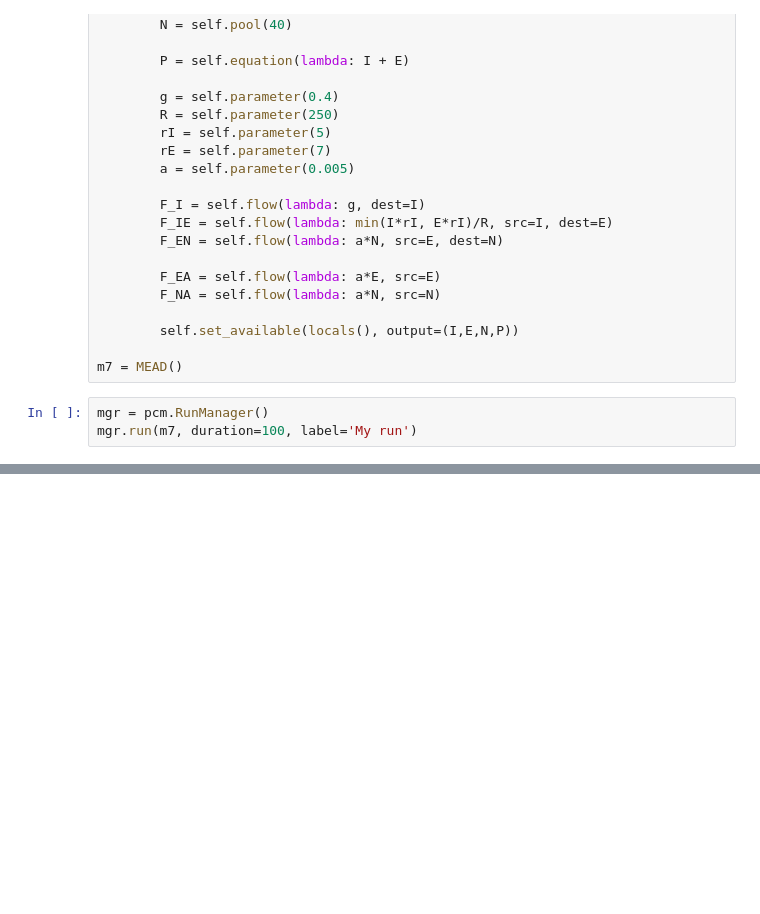
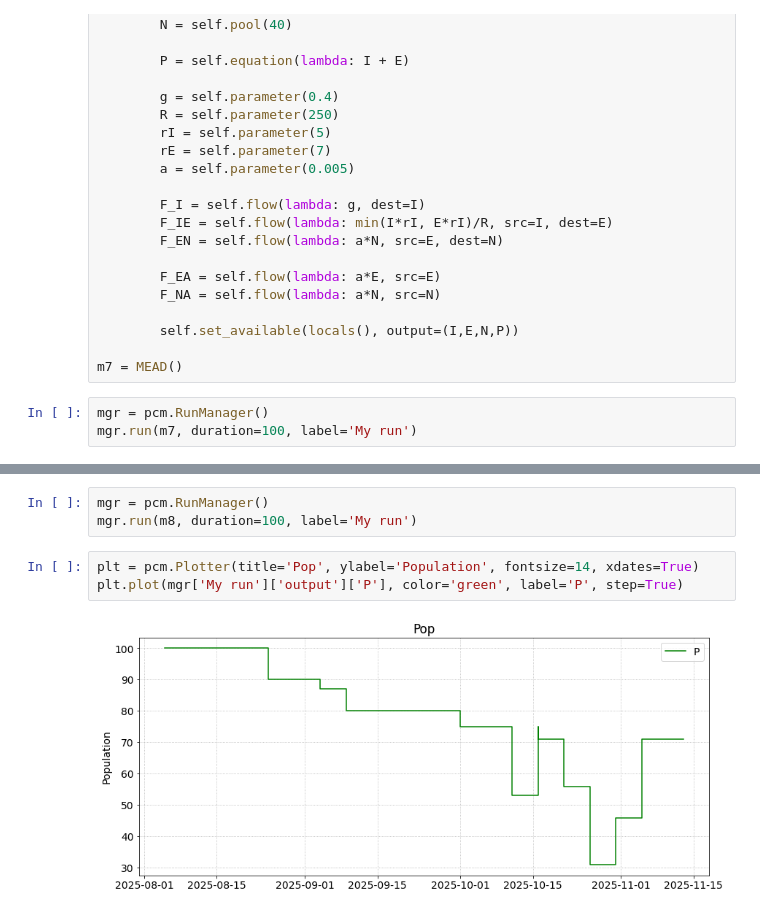
Before and after one commit to DND-DRDC-RDDC/OS_PyCoMod, a Jupyter notebook: test.ipynb, the cells around one changed output, grey strips where cells are left out. Drawn from its saved outputs; the diff is of its cells as text; blank space fills up the shorter version.

```diff
--- a/test.ipynb
+++ b/test.ipynb
@@ -430,0 +485,8 @@ plt.plot(mgr['My run']['output']['P'], color='blue', label='P', step=False)
+# %%
+mgr = pcm.RunManager()
+mgr.run(m8, duration=100, label='My run')
+# %%
+plt = pcm.Plotter(title='Pop', ylabel='Population', fontsize=14, xdates=True)
+plt.plot(mgr['My run']['output']['P'], color='green', label='P', step=True)
+# %% [output]
+[figure, added]
```
Also changed, not shown: parts of 17 cells of this notebook, 1 other file.
